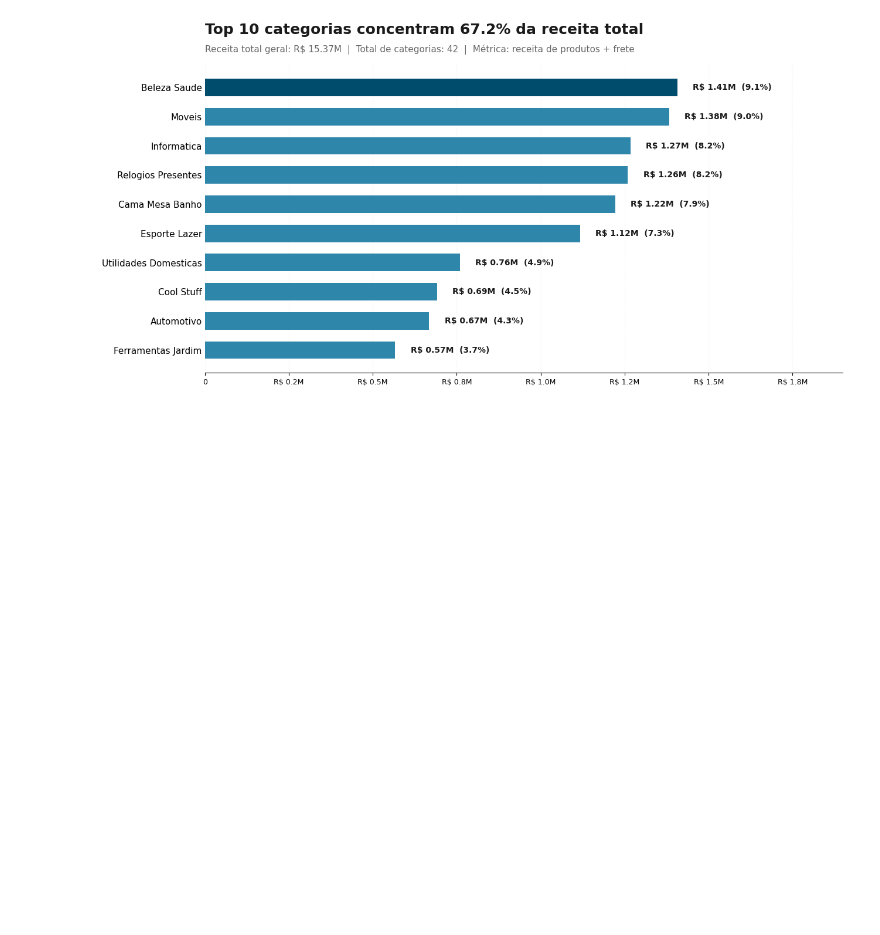
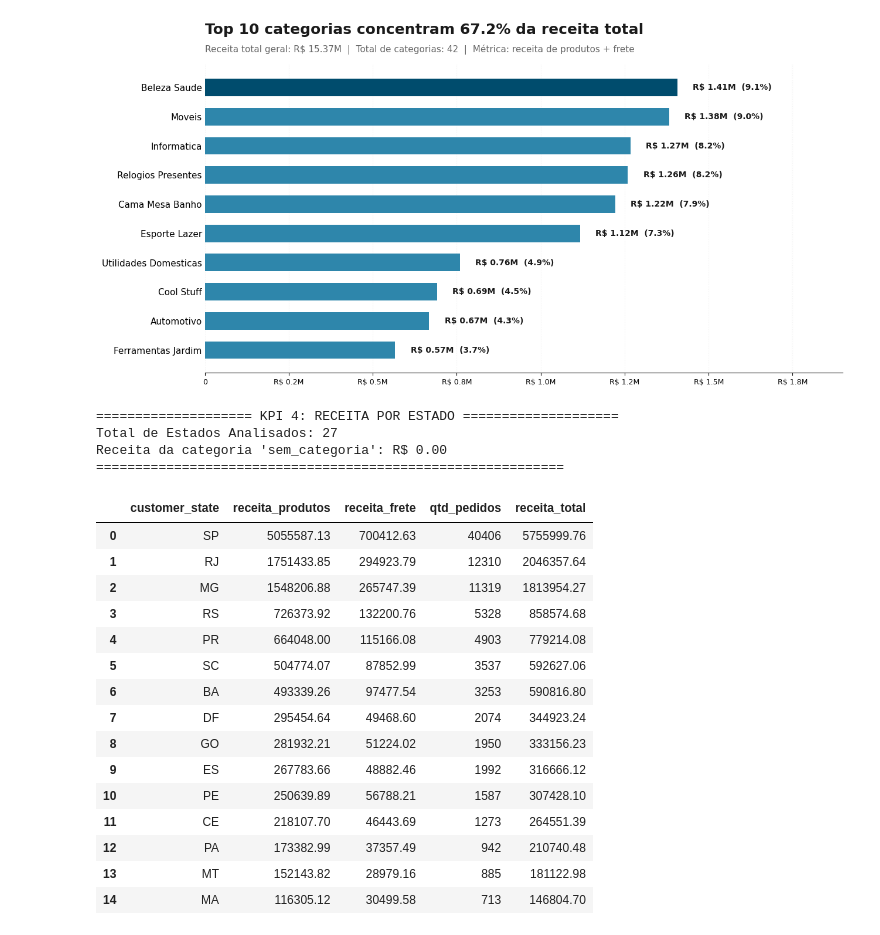
Before and after one commit to evellynjardini/Data-Analytics---Grupo-24, a Jupyter notebook: 1 - Projeto-Olist-KPIs/notebooks/Receita.ipynb, the cells around one changed output. Drawn from its saved outputs; the diff is of its cells as text; code cells hidden in the pictures; blank space fills up the shorter version.

```diff
--- a/1 - Projeto-Olist-KPIs/notebooks/Receita.ipynb
+++ b/1 - Projeto-Olist-KPIs/notebooks/Receita.ipynb
@@ -540,3 +540,63 @@ plt.subplots_adjust(top=0.85, bottom=0.10, left=0.22)
 plt.show()
 # %% [output]
 [figure]
+# %%
+# --- KPI 4: Receita por Estado ---
+
+# 1. Base usada nos indicadores anteriores de Receita
+
+# 2. Tratamos categorias ausentes (Data Cleaning dentro do KPI)
+
+# Usaremos 'product_category_name_english' que é o nome comum após a tradução
+col_categoria = 'customer_state'
+
+if col_categoria in df_receita.columns:
+    df_receita[col_categoria] = df_receita[col_categoria].fillna('sem_preenchimento')
+else:
+
+    col_categoria = 'customer_state'
+
+
+# 3. Agregamos os valores por categoria
+# Como a base é consolidada por pedido, price e freight_value já são os totais do pedido
+tabela_receita_por_estado = (
+    df_receita
+    .groupby(col_categoria, as_index=False)
+    .agg(
+        receita_produtos=('price', 'sum'),
+        receita_frete=('freight_value', 'sum'),
+        qtd_pedidos=('order_id', 'count') # Cada linha é um pedido único
+    )
+    .assign(receita_total=lambda x: x['receita_produtos'] + x['receita_frete'])
+    .sort_values('receita_produtos', ascending=False)
+    .reset_index(drop=True)
+)
+
+# --- RESULTADOS ---
+print(f"{'='*20} KPI 4: RECEITA POR ESTADO {'='*20}")
+print(f"Total de Estados Analisados: {tabela_receita_por_estado[col_categoria].nunique()}")
+print(f"Receita da categoria 'sem_categoria': R$ {tabela_receita_por_estado.loc[tabela_receita_por_estado[col_categoria]=='sem_preenchimento', 'receita_total'].sum():,.2f}")
+print(f"{'='*60}")
+
+tabela_receita_por_estado.head(15)
+# %% [output]
+==================== KPI 4: RECEITA POR ESTADO ====================
+Total de Estados Analisados: 27
+Receita da categoria 'sem_categoria': R$ 0.00
+============================================================
+|  | customer_state | receita_produtos | receita_frete | qtd_pedidos | receita_total |
+| 0 | SP | 5055587.13 | 700412.63 | 40406 | 5755999.76 |
+| 1 | RJ | 1751433.85 | 294923.79 | 12310 | 2046357.64 |
+| 2 | MG | 1548206.88 | 265747.39 | 11319 | 1813954.27 |
+| 3 | RS | 726373.92 | 132200.76 | 5328 | 858574.68 |
+| 4 | PR | 664048.00 | 115166.08 | 4903 | 779214.08 |
+| 5 | SC | 504774.07 | 87852.99 | 3537 | 592627.06 |
+| 6 | BA | 493339.26 | 97477.54 | 3253 | 590816.80 |
+| 7 | DF | 295454.64 | 49468.60 | 2074 | 344923.24 |
+| 8 | GO | 281932.21 | 51224.02 | 1950 | 333156.23 |
+| 9 | ES | 267783.66 | 48882.46 | 1992 | 316666.12 |
+| 10 | PE | 250639.89 | 56788.21 | 1587 | 307428.10 |
+| 11 | CE | 218107.70 | 46443.69 | 1273 | 264551.39 |
+| 12 | PA | 173382.99 | 37357.49 | 942 | 210740.48 |
+| 13 | MT | 152143.82 | 28979.16 | 885 | 181122.98 |
+| 14 | MA | 116305.12 | 30499.58 | 713 | 146804.70 |
```
Also changed, not shown: parts of 2 cells of this notebook.
